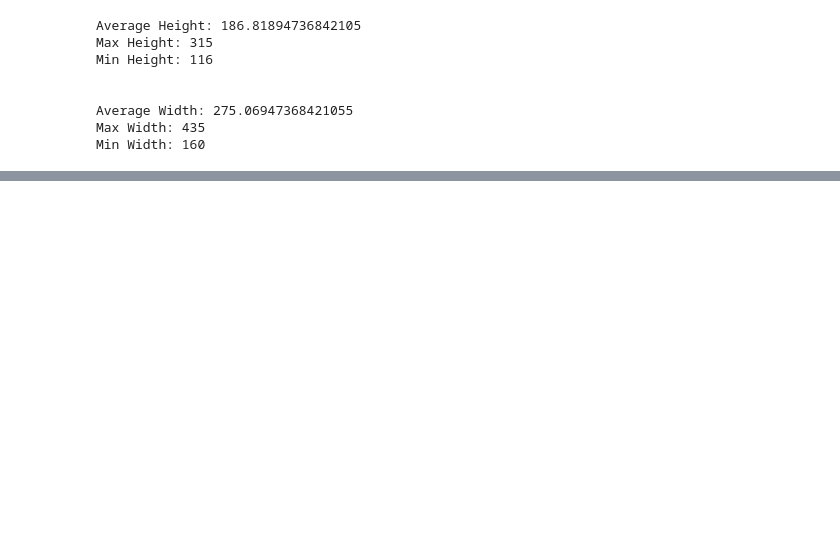
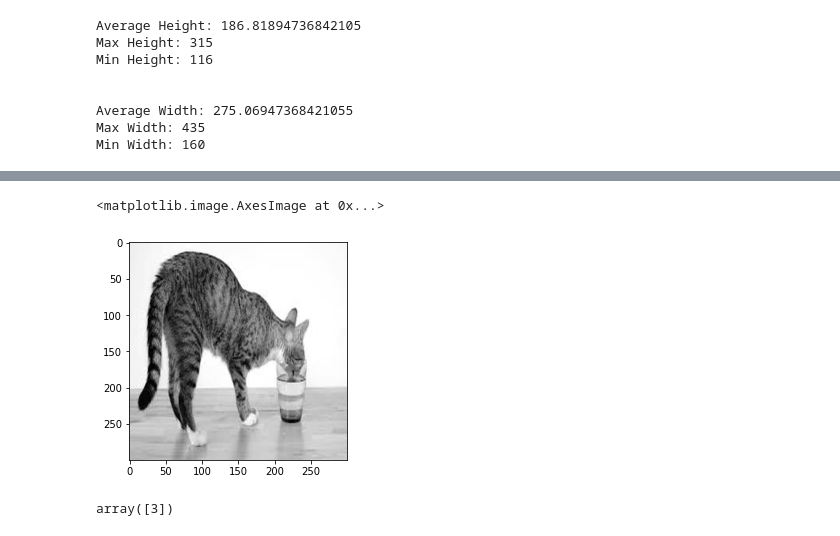
Before and after one commit to LokeshVadlamudi/DeepLearningClass, a Jupyter notebook: sparseCategorial.ipynb, the cells around one changed output, grey strips where cells are left out. Cells and saved outputs as stored; diff of their text form; code cells hidden in the pictures; blank space fills up the shorter version.

```diff
--- a/sparseCategorial.ipynb
+++ b/sparseCategorial.ipynb
@@ -403,3 +484,28 @@ Min Height: 116
 Average Width: 275.06947368421055
 Max Width: 435
 Min Width: 160
+# %%
+def label_img(DIR):
+  # word_label = name.split('-')[0]
+  if DIR == '/content/cats' : return np.array([0])
+  elif DIR == '/content/cows' : return np.array([1])
+  elif DIR == '/content/crocs' : return np.array([2])
+  elif DIR == '/content/dogs' : return np.array([3])
+  elif DIR == '/content/donkeys' : return np.array([4])
+  elif DIR == '/content/monkeys' : return np.array([5])
+  elif DIR == '/content/sheeps' : return np.array([6])
+# %%
+IMG_SIZE = 300
+def load_training_data(DIR):
+  train_data = []
+  # train_data_output = []
+  for img in os.listdir(DIR):
+    label = label_img(DIR)
+    path = os.path.join(DIR, img)
+    img = Image.open(path)
+    img = img.convert('L')
+    img = img.resize((IMG_SIZE, IMG_SIZE), Image.ANTIALIAS)
+    train_data.append([np.array(img),label])
+    # train_data_output.append([label])
+  # shuffle(train_data)
+  return train_data
@@ -405,0 +514,2 @@ Min Width: 160
+# %%
+train_data_cat = load_training_data("/content/cats")
@@ -405,0 +536,5 @@ Min Width: 160
+# %%
+plt.imshow(train_data_cat[41][0], cmap = 'gist_gray')
+# %% [output]
+<matplotlib.image.AxesImage at 0x...>
+[figure, added]
@@ -405,0 +543,4 @@ Min Width: 160
+# %%
+train_data_dog[0][-1]
+# %% [output]
+array([3])
```
Also changed, not shown: parts of 35 cells of this notebook.
